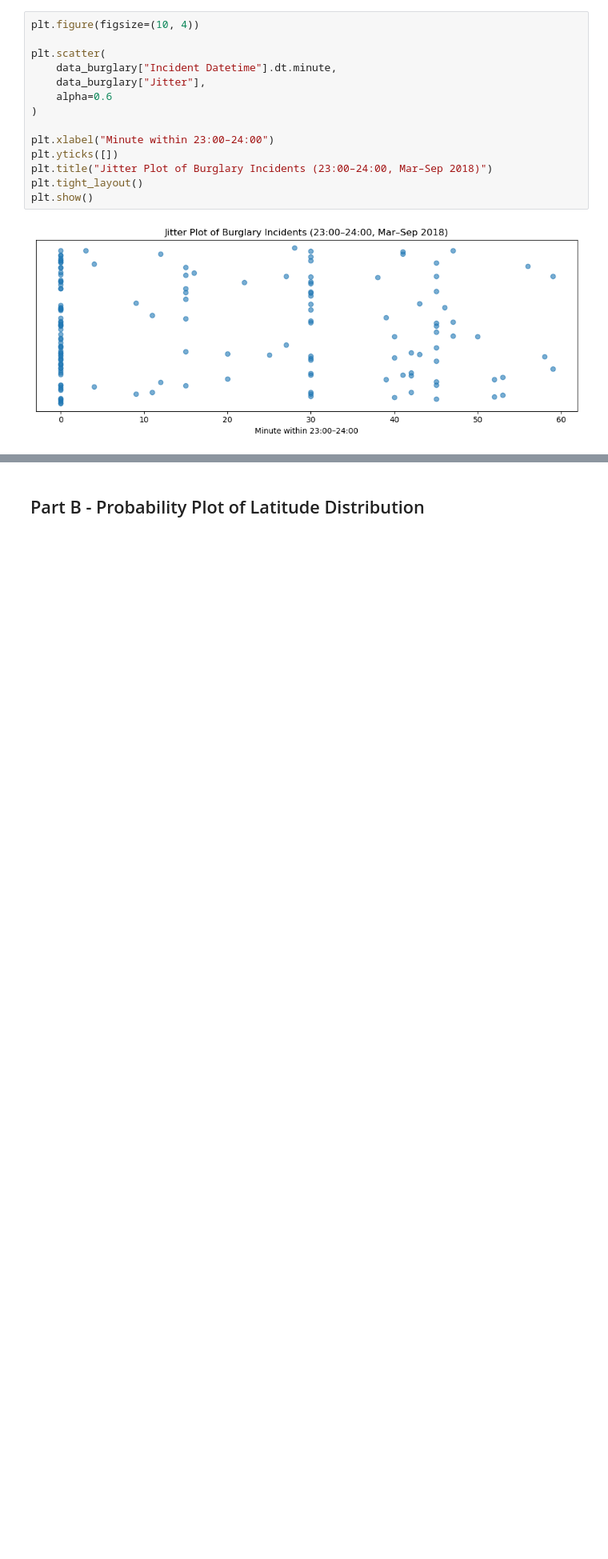
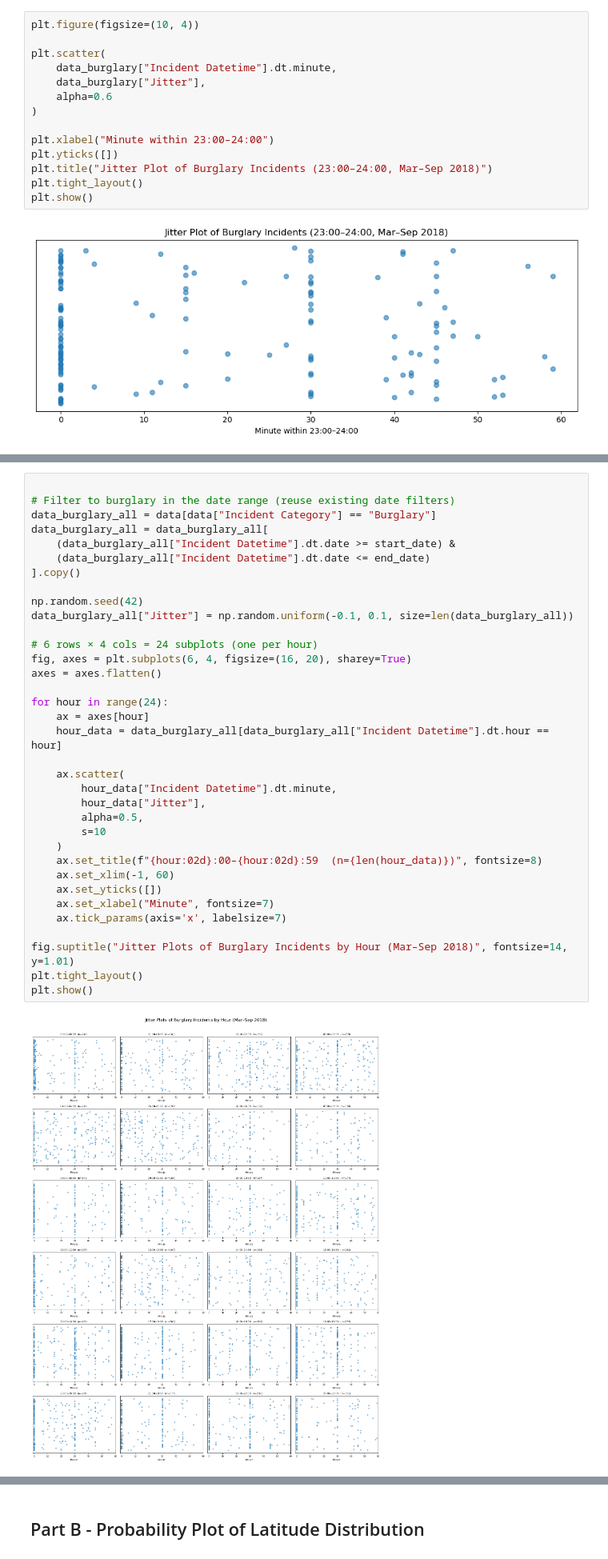
Before and after one commit to vichalder/social_data_viz_2026_group_75, a Jupyter notebook: Assignments/Assignment1G75_kat.ipynb, the cells around one changed output, grey strips where cells are left out. Shown at 80% size. Drawn from its saved outputs; the diff is of its cells as text; blank space fills up the shorter version.

```diff
--- a/Assignments/Assignment1G75_kat.ipynb
+++ b/Assignments/Assignment1G75_kat.ipynb
@@ -377,0 +382,37 @@ Overall, the plot suggests that recorded incident times are influenced by admini
+# %%
+
+# Filter to burglary in the date range (reuse existing date filters)
+data_burglary_all = data[data["Incident Category"] == "Burglary"]
+data_burglary_all = data_burglary_all[
+    (data_burglary_all["Incident Datetime"].dt.date >= start_date) &
+    (data_burglary_all["Incident Datetime"].dt.date <= end_date)
+].copy()
+
+np.random.seed(42)
+data_burglary_all["Jitter"] = np.random.uniform(-0.1, 0.1, size=len(data_burglary_all))
+
+# 6 rows × 4 cols = 24 subplots (one per hour)
+fig, axes = plt.subplots(6, 4, figsize=(16, 20), sharey=True)
+axes = axes.flatten()
+
+for hour in range(24):
+    ax = axes[hour]
+    hour_data = data_burglary_all[data_burglary_all["Incident Datetime"].dt.hour == hour]
+
+    ax.scatter(
+        hour_data["Incident Datetime"].dt.minute,
+        hour_data["Jitter"],
+        alpha=0.5,
+        s=10
+    )
+    ax.set_title(f"{hour:02d}:00–{hour:02d}:59  (n={len(hour_data)})", fontsize=8)
+    ax.set_xlim(-1, 60)
+    ax.set_yticks([])
+    ax.set_xlabel("Minute", fontsize=7)
+    ax.tick_params(axis='x', labelsize=7)
+
+fig.suptitle("Jitter Plots of Burglary Incidents by Hour (Mar–Sep 2018)", fontsize=14, y=1.01)
+plt.tight_layout()
+plt.show()
+# %% [output]
+[figure, added]
```
Also changed, not shown: parts of 3 cells of this notebook.
